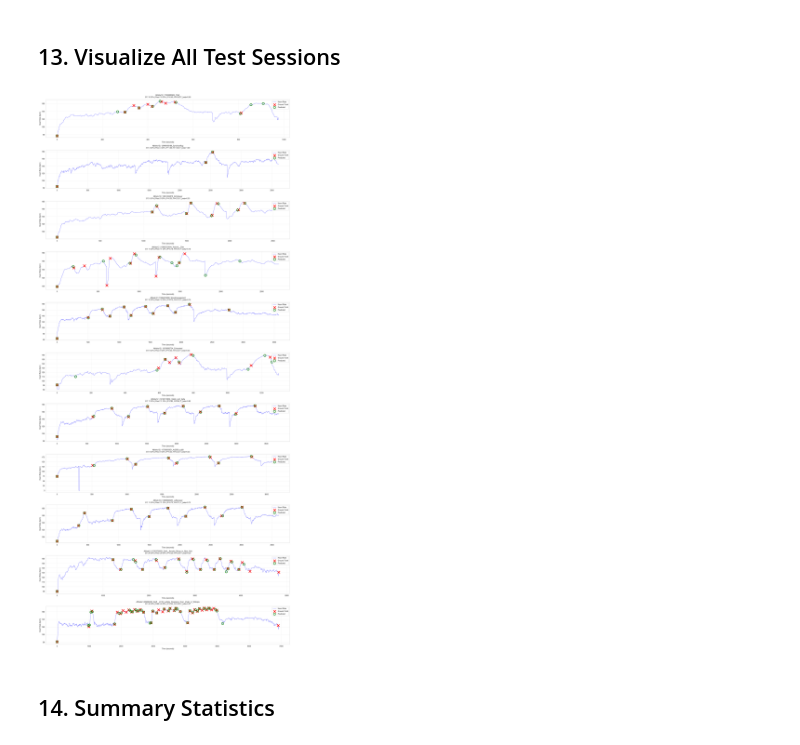
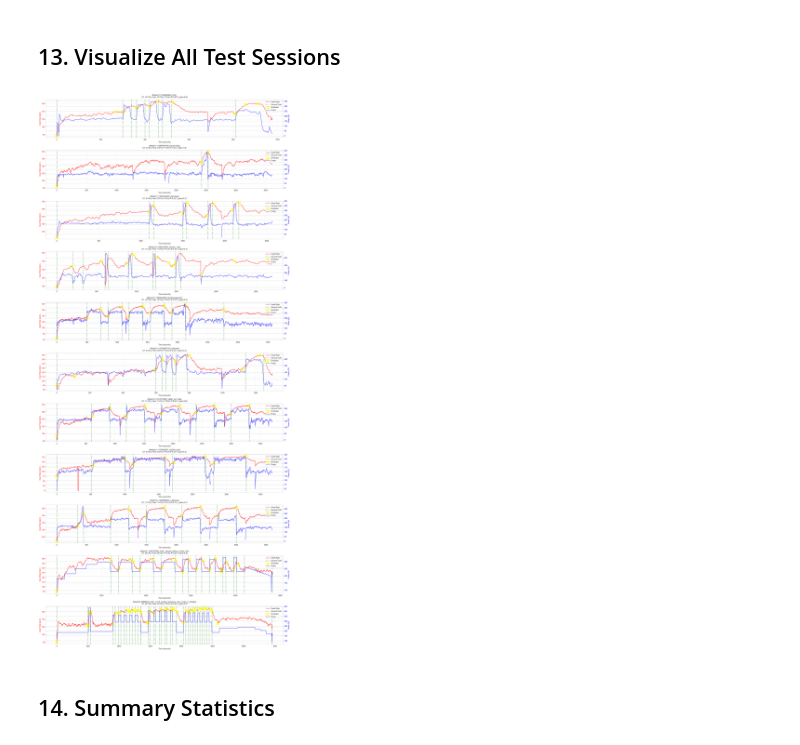
Before and after one commit to kata-boehm/airow-model-implementations, a Jupyter notebook: XGBoost gradient boosting.ipynb, the cells around one changed output. Drawn from its saved outputs; the diff is of its cells as text; code cells hidden in the pictures.

Commit message:
improved visualization

```diff
--- a/XGBoost gradient boosting.ipynb
+++ b/XGBoost gradient boosting.ipynb
@@ -390,6 +390,7 @@ def load_all_sessions(athletes: dict) -> Dict[Tuple[str, str], pd.DataFrame]:
                 df['manual_timestamp_numerical'] = df['Manual_Timestamps'].astype(str).str.lower().isin(['true', '1']).astype(int)
                 df.loc[0, 'manual_timestamp_numerical'] = 1
                 df['heart_rate'] = df['heart_rate'].fillna(method='ffill').fillna(method='bfill')
+                df['power'] = df['power'].rolling(5, center=True, min_periods=1).mean()
 
                 session_name = filename.replace("_with_manual_labels.csv", "")
                 session_data[(athlete, session_name)] = df
@@ -637,48 +638,66 @@ if n_sessions == 1:
 
 for idx, result in enumerate(test_results):
     df = result['df']
     y_true = result['y_true']
     y_pred = result['y_pred']
 
     hr_values = df['heart_rate'].values
 
-    # Plot heart rate
-    axes[idx].plot(hr_values, label='Heart Rate', color='blue', alpha=0.6, linewidth=1)
+    # Create twin axis for power
+    ax1 = axes[idx]
+    ax2 = ax1.twinx()
+
+    # Plot heart rate on left axis (RED)
+    ax1.plot(hr_values, label='Heart Rate', color='red', alpha=0.7, linewidth=2)
+
+    # Plot power on right axis (BLUE)
+    if 'power' in df.columns:
+        power_values = df['power'].values
+        ax2.plot(power_values, label='Power', color='blue', alpha=0.6, linewidth=2)
+        ax2.set_ylabel('Power (W)', fontsize=10, color='blue')
+        ax2.tick_params(axis='y', labelcolor='blue')
 
     # Get change points
     gt_cps = np.where(y_true == 1)[0]
     pred_cps = np.where(y_pred == 1)[0]
 
-    # Mark ground truth change points with RED X
+    # Mark ground truth change points with GREEN vertical dotted lines
     for cp in gt_cps:
         if cp < len(hr_values):
-            axes[idx].scatter(cp, hr_values[cp], marker='x', s=200, color='red',
-                            linewidths=3, zorder=5, label='Ground Truth' if cp == gt_cps[0] else '')
+            ax1.axvline(x=cp, color='green', linestyle=':', linewidth=2.5,
+                       alpha=0.8, zorder=4, label='Ground Truth' if cp == gt_cps[0] else '')
 
-    # Mark predicted change points with GREEN O
+    # Mark predicted change points with YELLOW X
     for cp in pred_cps:
         if cp < len(hr_values):
-            axes[idx].scatter(cp, hr_values[cp], marker='o', s=150,
-                            facecolors='none', edgecolors='green', linewidths=2.5,
-                            zorder=5, label='Predicted' if cp == pred_cps[0] else '')
+            ax1.scatter(cp, hr_values[cp], marker='x', s=250, color='yellow',
+                       linewidths=4, zorder=5, label='Predicted' if cp == pred_cps[0] else '')
 
     # Set title with session info and metrics
-    axes[idx].set_title(
+    ax1.set_title(
         f"{result['athlete']} | {result['session']}\n"
         f"GT: {result['n_true']} CPs | Pred: {result['n_pred']} CPs | "
         f"P={result['precision']:.2f}, R={result['recall']:.2f}, F_beta={result['f_beta']:.2f}",
         fontsize=10, pad=10
     )
 
-    axes[idx].set_ylabel('Heart Rate (bpm)')
-    axes[idx].set_xlabel('Time (seconds)')
-    axes[idx].grid(True, alpha=0.3)
-    axes[idx].legend(loc='upper right')
+    ax1.set_ylabel('Heart Rate (bpm)', fontsize=10, color='red')
+    ax1.set_xlabel('Time (seconds)', fontsize=10)
+    ax1.tick_params(axis='y', labelcolor='red')
+    ax1.grid(True, alpha=0.3)
+
+    # Combine legends from both axes
+    lines1, labels1 = ax1.get_legend_handles_labels()
+    if 'power' in df.columns:
+        lines2, labels2 = ax2.get_legend_handles_labels()
+        ax1.legend(lines1 + lines2, labels1 + labels2, loc='upper right')
+    else:
+        ax1.legend(loc='upper right')
 
 plt.tight_layout()
 plt.show()
 # %% [output]
-[figure, old version]
+[figure, new version]
 # %% [markdown]
 ## 14. Summary Statistics
 # %%
```
